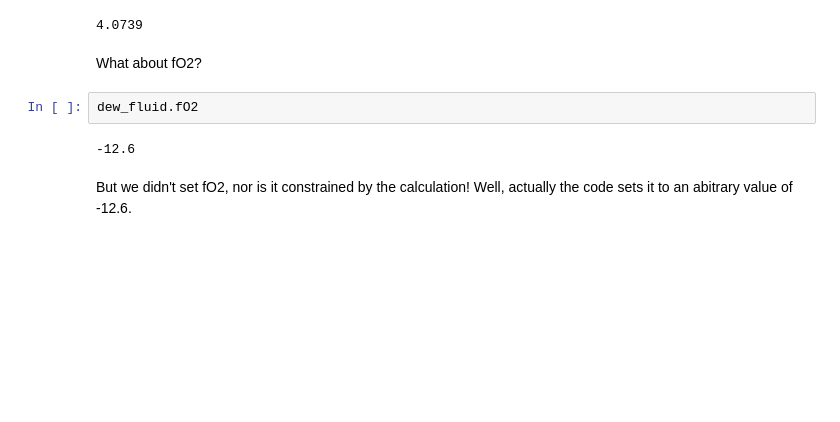
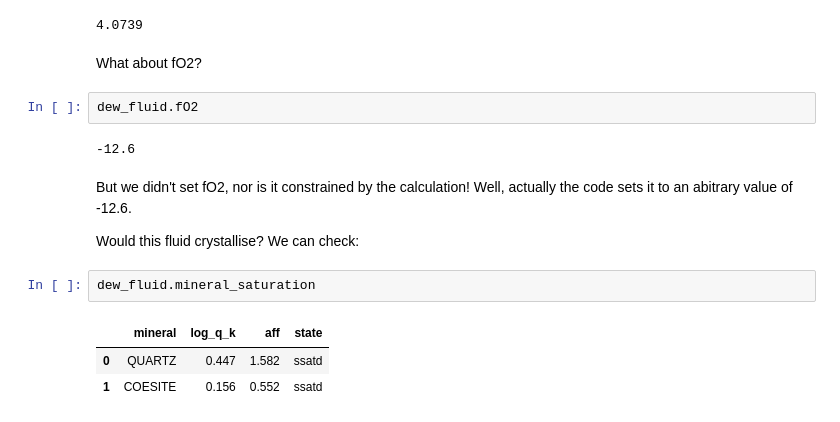
Before and after one commit to simonwmatthews/pyDEW, a Jupyter notebook: tutorial2_EQ3Speciation.ipynb, the cells around one changed output. Drawn from its saved outputs; the diff is of its cells as text; blank space fills up the shorter version.

```diff
--- a/tutorial2_EQ3Speciation.ipynb
+++ b/tutorial2_EQ3Speciation.ipynb
@@ -87,3 +88,11 @@ dew_fluid.fO2
 -12.6
 # %% [markdown]
 But we didn't set fO2, nor is it constrained by the calculation! Well, actually the code sets it to an abitrary value of -12.6.
+
+Would this fluid crystallise? We can check:
+# %%
+dew_fluid.mineral_saturation
+# %% [output]
+|  | mineral | log_q_k | aff | state |
+| 0 | QUARTZ | 0.447 | 1.582 | ssatd |
+| 1 | COESITE | 0.156 | 0.552 | ssatd |
```
Also changed, not shown: parts of 19 cells of this notebook, 1 other file.
